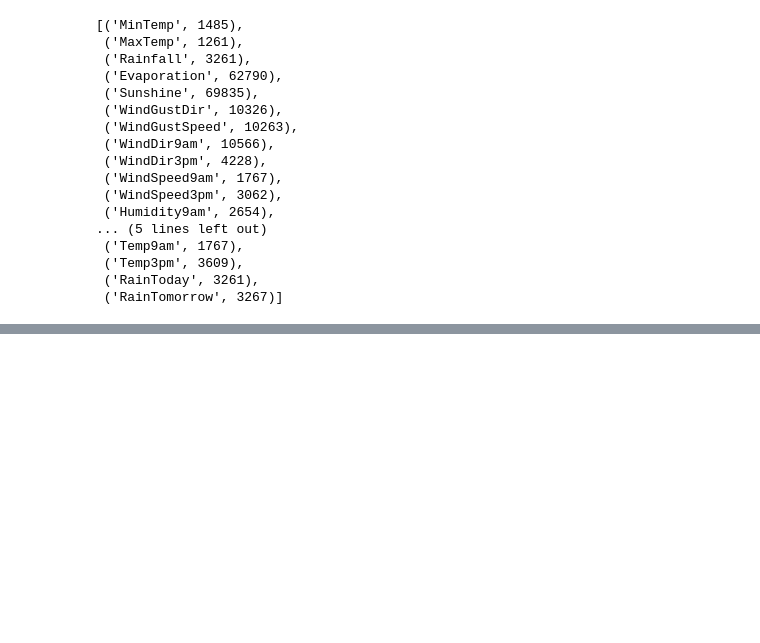
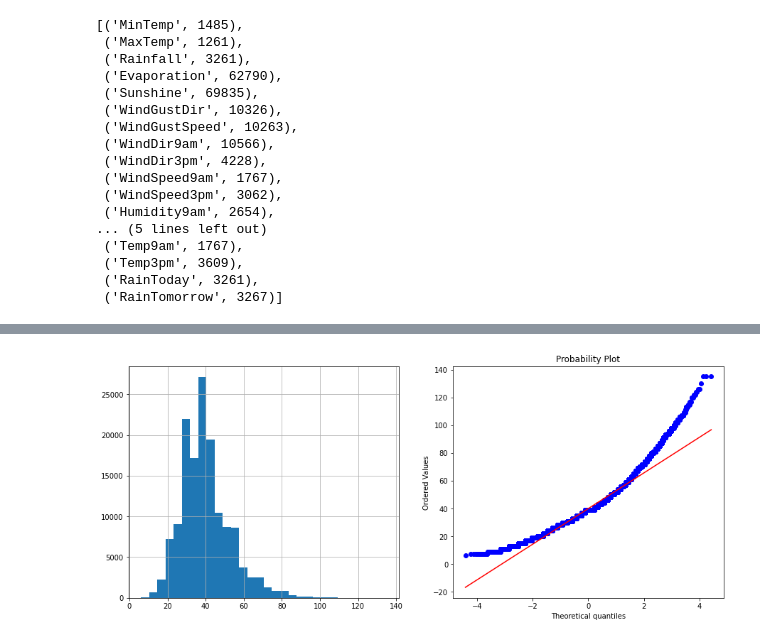
Before and after one commit to kek-sick/-MMO_2022, a Jupyter notebook: lab2/Popov_IU5-23M_lab2.ipynb, the cells around one changed output, grey strips where cells are left out. Cells and saved outputs as stored; diff of their text form; code cells hidden in the pictures; blank space fills up the shorter version.

```diff
--- a/lab2/Popov_IU5-23M_lab2.ipynb
+++ b/lab2/Popov_IU5-23M_lab2.ipynb
@@ -80,0 +138,4 @@ raw_data_with_na
+# %%
+#Для устранения пропусков в столбце MinTemp можно вставить среднее среди выборки
+_,_,_,new_data = impute_column(raw_data, 'MinTemp', 'mean')
+new_data
@@ -80,0 +156,4 @@ raw_data_with_na
+# %%
+#В столбце MaxTemp лучше подойдёт замена на моду
+_,_,_,new_data= impute_column(new_data, 'MaxTemp', 'most_frequent')
+new_data
@@ -80,0 +174,5 @@ raw_data_with_na
+# %%
+#Устранение пропуска в категориальном признаке
+_,_,_,new_data =  impute_column(new_data, 'WindDir9am', 'most_frequent')
+#new_data['WindDir9am'] = wind_dir9am_new
+new_data
@@ -80,0 +235,16 @@ raw_data_with_na
+# %%
+#Нормализация числовых признаков
+def diagnostic_plots(df, variable):
+    plt.figure(figsize=(15,6))
+    # гистограмма
+    plt.subplot(1, 2, 1)
+    df[variable].hist(bins=30)
+    ## Q-Q plot
+    plt.subplot(1, 2, 2)
+    stats.probplot(df[variable], dist="norm", plot=plt)
+    plt.show()
+# %%
+_,_,_, new_data_w = impute_column(new_data, 'WindGustSpeed', 'median')
+diagnostic_plots(new_data_w, 'WindGustSpeed')
+# %% [output]
+[figure, added]
```
Also changed, not shown: parts of 12 cells of this notebook, 16 other files.
